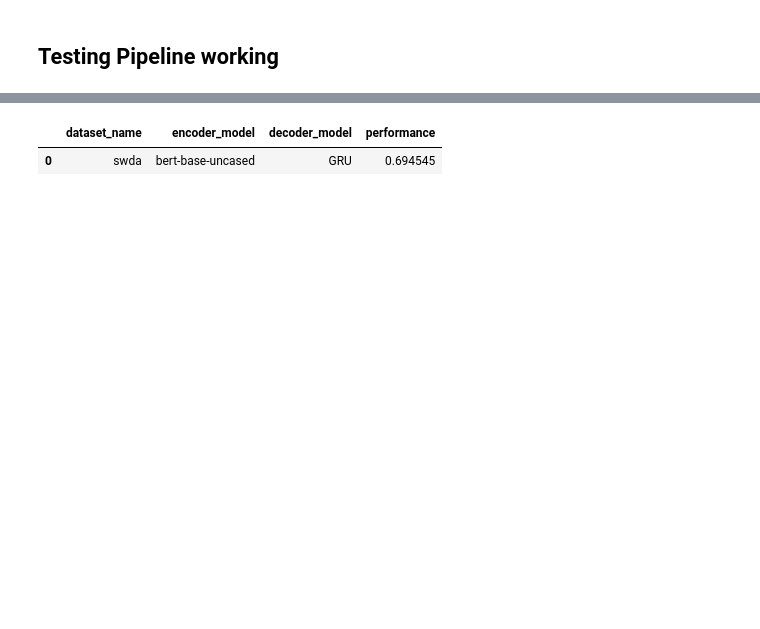
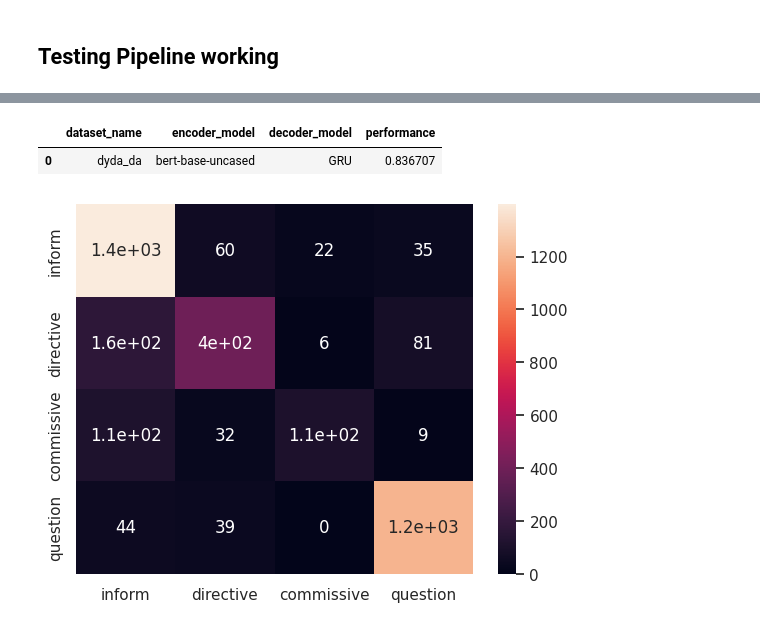
Before and after one commit to konkinit/intent_classification, a Jupyter notebook: notebooks/adhoc.ipynb, the cells around one changed output, grey strips where cells are left out. Cells and saved outputs as stored; diff of their text form; code cells hidden in the pictures; blank space fills up the shorter version.

Commit message:
adding confusion matrix

```diff
--- a/notebooks/adhoc.ipynb
+++ b/notebooks/adhoc.ipynb
@@ -2,12 +2,19 @@
 import os
 import pandas as pd
 import numpy as np
+import seaborn as sns
+import matplotlib.pyplot as plt
 import tensorflow as tf
 import torch.nn.functional as F
+from sklearn.metrics import confusion_matrix
 os.chdir("../")
 from tqdm import tqdm
-from src.utils.get_datasets import getDataTF, getDataHF
+# from src.utils.get_datasets import getDataTF, getDataHF
 from src.data.processing_data import Format
 from src.models.pipelines import Pipeline
 from src.models.encoders import TransformersEncoder
+from src.utils.models_utils import _confusion_matrix
+
+
+sns.set_theme()
 # %% [output]
@@ -65,10 +78,11 @@ len(Contexts[0][0])
 # %% [markdown]
 ## Testing Pipeline working
 # %%
-df_report = Pipeline(
-    "swda",
+_pipeline = Pipeline(
+    "dyda_da",
     "spread",
-    50,
+    5,
     'bert-base-uncased',
-    "GRU").summary_exec()
+    "GRU")
+_pipeline.summarize()
 # %% [output]
@@ -101,5 +121,13 @@ Epoch 66/500
-# %%
-df_report
-# %% [output]
-|  | dataset_name | encoder_model | decoder_model | performance |
-| 0 | swda | bert-base-uncased | GRU | 0.694545 |
+# %%
+_pipeline.df_report
+# %% [output]
+|  | dataset_name | encoder_model | decoder_model | performance |
+| 0 | dyda_da | bert-base-uncased | GRU | 0.836707 |
+# %%
+df_cm = pd.DataFrame(_pipeline.confusion_mat,
+                     index = Format("dyda_da", 5, "spread").get_distincts_labels(),
+                     columns = Format("dyda_da", 5, "spread").get_distincts_labels())
+sns.heatmap(df_cm, annot=True)
+plt.show()
+# %% [output]
+[figure, added]
```
Also changed, not shown: parts of 12 cells of this notebook, 12 other files.
